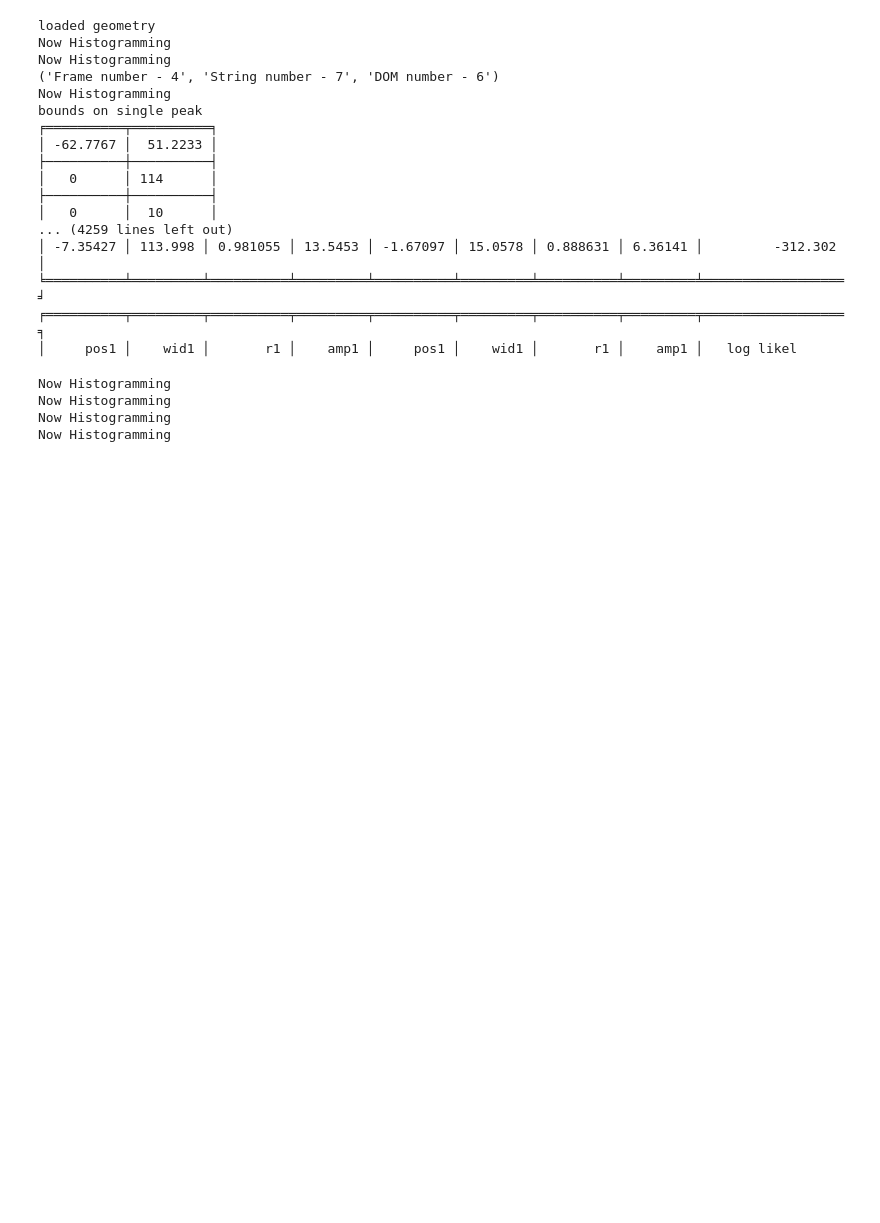
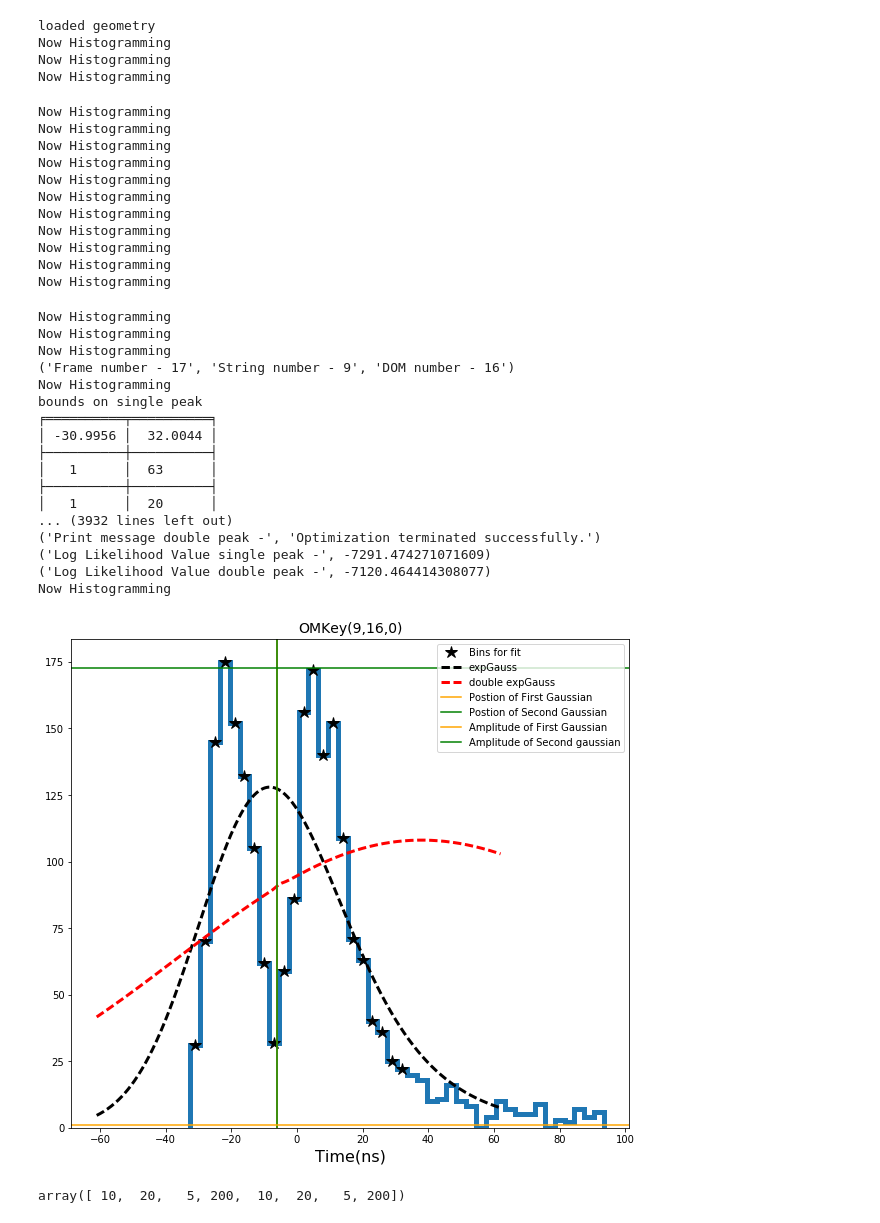
Before and after one commit to ka-til/P-ONE_NuTau, a Jupyter notebook: IMINUIT/Debug.ipynb, the cells around one changed output. Cells and saved outputs as stored; diff of their text form; code cells hidden in the pictures; blank space fills up the shorter version.

Commit message:
New bounds

```diff
--- a/IMINUIT/Debug.ipynb
+++ b/IMINUIT/Debug.ipynb
@@ -19,47 +20,59 @@ gcd_file = '/home/users/akatil/P-ONE/GCD_files/PONE_Phase1.i3.gz'
 gcd = dataio.I3File(gcd_file)
 cframe = gcd.pop_frame()
 geometry = cframe["I3Geometry"]
 omgeo = geometry.omgeo
 print('loaded geometry')
 
-infile = '/data/p-one/akatil/step_5_medium_water/NuTau_NuE_20Events/step_5_98_medium_water_custom_mDOM_recoPulse.i3.gz'
+infile = '/data/p-one/akatil/step_5_medium_water/NuTau_NuE_20Events/step_5_785_medium_water_custom_mDOM_recoPulse.i3.gz'
 
 tray = I3Tray()
 
 tray.AddModule('I3Reader', 'reader',
             FilenameList = [gcd_file, infile]
             )
 
 tray.AddModule(curveFit.curveFit, "Double Peak Selector",
                omgeo = omgeo,
                InputMCPETree = "I3RecoPulses",
                OutputMCPETree = "Parameters",
-               FrameList = [4],
-               StringList = [7],
-               DOMList = [6])
+               FrameList = [17],
+               StringList = [9],
+               DOMList = [16])
 
 tray.AddModule("TrashCan","adios")
 tray.Execute()
 tray.Finish()
 # %% [output]
 loaded geometry
 Now Histogramming
 Now Histogramming
-('Frame number - 4', 'String number - 7', 'DOM number - 6')
 Now Histogramming
-bounds on single peak
-╒══════════╤══════════╕
-│ -62.7767 │  51.2233 │
-├──────────┼──────────┤
-│   0      │ 114      │
-├──────────┼──────────┤
-│   0      │  10      │
-... (4259 lines left out)
-│ -7.35427 │ 113.998 │ 0.981055 │ 13.5453 │ -1.67097 │ 15.0578 │ 0.888631 │ 6.36141 │         -312.302 │
-╘══════════╧═════════╧══════════╧═════════╧══════════╧═════════╧══════════╧═════════╧══════════════════╛
-╒══════════╤═════════╤══════════╤═════════╤══════════╤═════════╤══════════╤═════════╤══════════════════╕
-│     pos1 │    wid1 │       r1 │    amp1 │     pos1 │    wid1 │       r1 │    amp1 │   log likel
 Now Histogramming
 Now Histogramming
 Now Histogramming
 Now Histogramming
+Now Histogramming
+Now Histogramming
+Now Histogramming
+Now Histogramming
+Now Histogramming
+Now Histogramming
+Now Histogramming
+Now Histogramming
+Now Histogramming
+Now Histogramming
+('Frame number - 17', 'String number - 9', 'DOM number - 16')
+Now Histogramming
+bounds on single peak
+╒══════════╤══════════╕
+│ -30.9956 │  32.0044 │
+├──────────┼──────────┤
+│   1      │  63      │
+├──────────┼──────────┤
+│   1      │  20      │
+... (3932 lines left out)
+('Print message double peak -', 'Optimization terminated successfully.')
+('Log Likelihood Value single peak -', -7291.474271071609)
+('Log Likelihood Value double peak -', -7120.464414308077)
+Now Histogramming
+[figure, added]
@@ -66,3 +83,7 @@ Now Histogramming
+# %%
+initial_guesses
+# %% [output]
+array([ 10,  20,   5, 200,  10,  20,   5, 200])
 # %%
 '''
         # Check if I want to debug this frame
```
Also changed, not shown: parts of 2 cells of this notebook.
